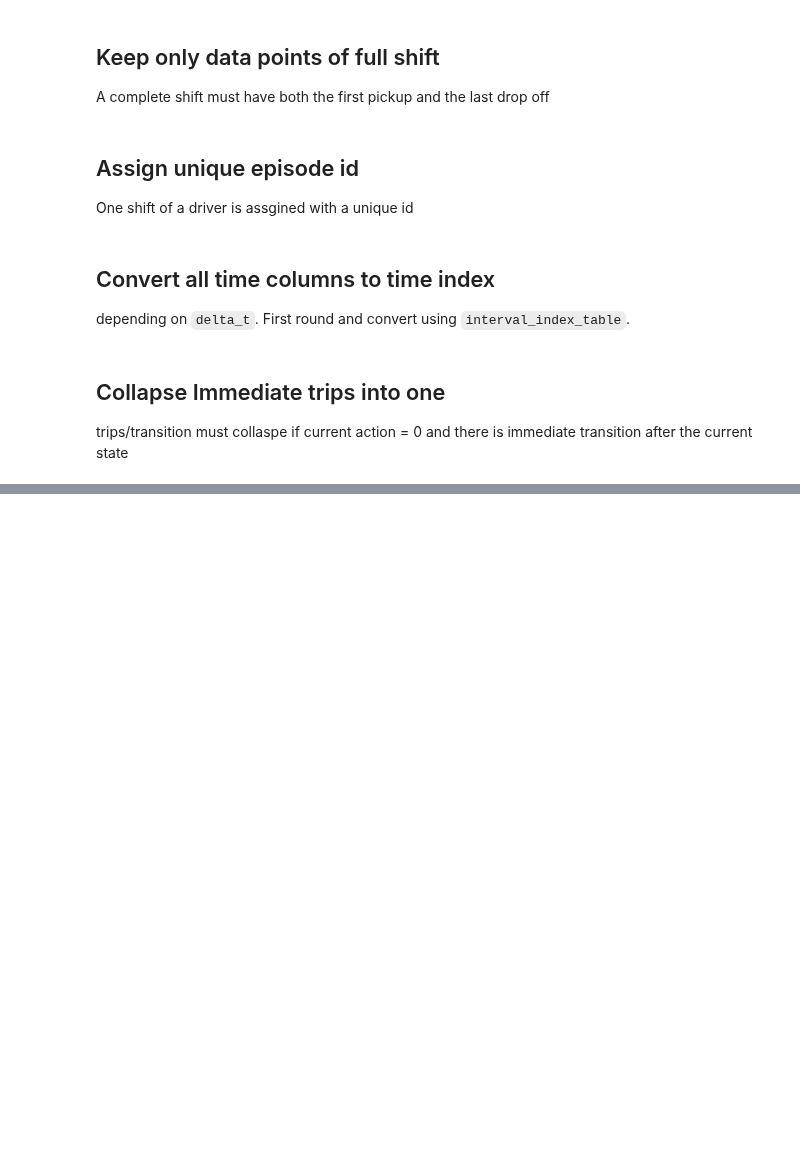
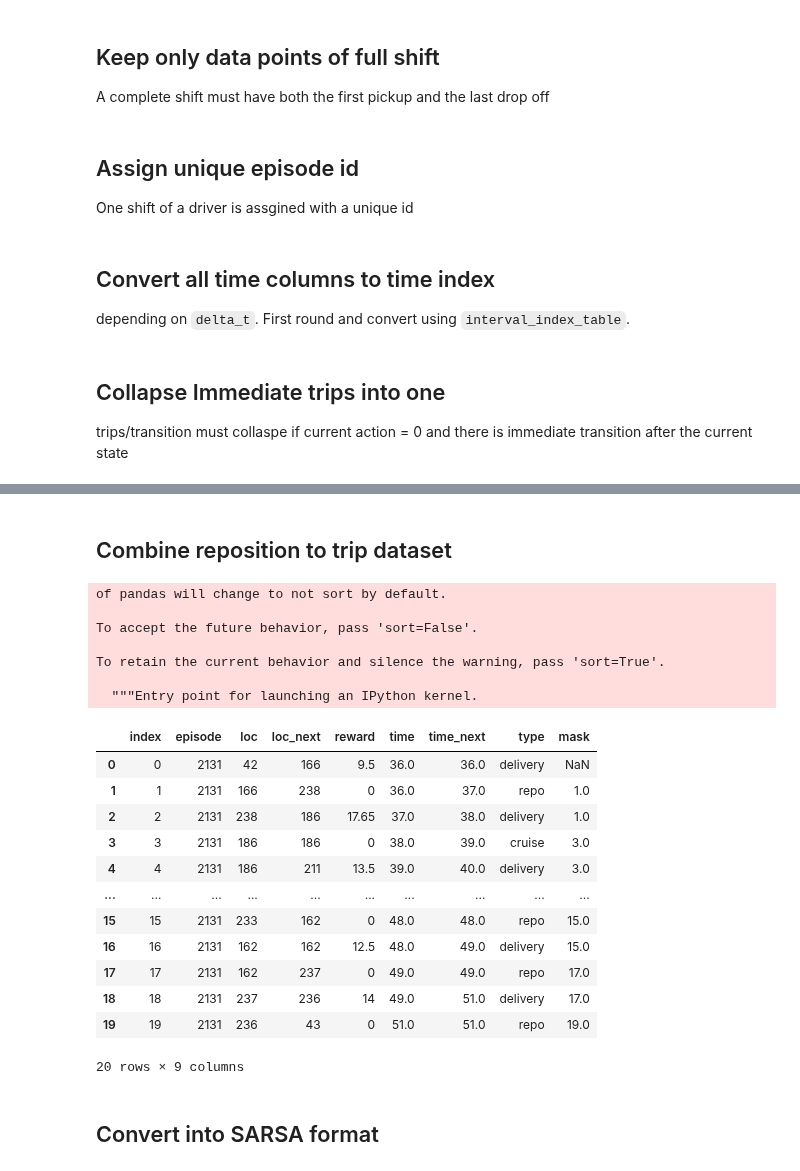
Before and after one commit to skyetim/didi-vehicle-repositioning-strategy, a Jupyter notebook: notebooks/compute_SARSA_episode.ipynb, the cells around one changed output, grey strips where cells are left out. Drawn from its saved outputs; the diff is of its cells as text; code cells hidden in the pictures; blank space fills up the shorter version.

Commit message:
debugged SARSA eps generation

```diff
--- a/notebooks/compute_SARSA_episode.ipynb
+++ b/notebooks/compute_SARSA_episode.ipynb
@@ -122,0 +158,12 @@ episode_data.shape
+# %%
+trip_df = trip_df[['episode', 'pickup_taxizone_id', 'dropoff_taxizone_id', 'pickup_datetime_index',
+                   'dropoff_datetime_index', 'total_amount', 'index']]
+trip_df = trip_df.groupby(['episode', 'index', 'pickup_taxizone_id', 'dropoff_taxizone_id',
+                           'pickup_datetime_index', 'dropoff_datetime_index'], as_index=False).agg('sum')
+trip_df.sort_values(['episode', 'index'], inplace=True)
+trip_df.rename(columns={'pickup_taxizone_id': 'loc',
+                        'pickup_datetime_index': 'time',
+                        'dropoff_taxizone_id': 'loc_next',
+                        'dropoff_datetime_index': 'time_next',
+                        'total_amount': 'reward'}, inplace=True)
+trip_df['type'] = 'delivery'
@@ -122,0 +188,12 @@ episode_data.shape
+# %%
+reposition_df = trip_df.copy()
+reposition_df['loc_next_next'] = reposition_df.groupby('episode')['loc'].shift(-1) ## will be next location
+reposition_df['time_next_next'] = reposition_df.groupby('episode')['time'].shift(-1) ## will be next time
+reposition_df.drop(columns=['loc', 'time'], inplace=True)
+reposition_df.rename(columns={'loc_next': 'loc',
+                        'time_next': 'time',
+                        'loc_next_next': 'loc_next',
+                        'time_next_next': 'time_next'}, inplace=True)
+reposition_df['reward'] = 0
+reposition_df['type'] = np.where(reposition_df['loc'] == reposition_df['loc_next'], 'cruise', 'repo')
+reposition_df.head(10)
@@ -122,0 +262,9 @@ episode_data.shape
+# %%
+## insert rows to dataframe if cruising takes more than 1 interval
+def expand_cruise(selected_df):
+    df = selected_df.copy()
+    lower_time = min(df['time'])
+    upper_time = max(df['time_next'])
+    df['time'] = range(lower_time, upper_time)
+    df['time_next'] = range(lower_time+1, upper_time+1)
+    return df
@@ -122,0 +273,3 @@ episode_data.shape
+# %%
+cruise_df_2 = cruise_df.groupby(['episode', 'index', 'loc', 'reward', 'type', 'loc_next']).apply(expand_cruise)
+reposition_df = pd.concat([reposition_df, cruise_df_2]).sort_values(['episode', 'index', 'time', 'time_next'])
@@ -122,0 +306,34 @@ episode_data.shape
+# %% [markdown]
+## Combine reposition to trip dataset
+# %%
+transition_df = pd.concat([trip_df, reposition_df]).sort_values(['episode', 'index', 'time', 'time_next']).reset_index()
+transition_df.drop(columns=['level_0', 'index'], inplace=True)
+transition_df.reset_index(inplace=True)
+## collaspe consecutive repo-delivery
+transition_df['mask'] = np.where((transition_df['type'] == 'repo') | (transition_df['type'] == 'cruise'),
+                                 transition_df['index'], np.nan)
+transition_df['mask'] = transition_df.groupby('episode')['mask'].ffill()
+transition_df.head(20)
+# %% [output]
+of pandas will change to not sort by default.
+
+To accept the future behavior, pass 'sort=False'.
+
+To retain the current behavior and silence the warning, pass 'sort=True'.
+
+  """Entry point for launching an IPython kernel.
+|  | index | episode | loc | loc_next | reward | time | time_next | type | mask |
+| 0 | 0 | 2131 | 42 | 166 | 9.5 | 36.0 | 36.0 | delivery | NaN |
+| 1 | 1 | 2131 | 166 | 238 | 0 | 36.0 | 37.0 | repo | 1.0 |
+| 2 | 2 | 2131 | 238 | 186 | 17.65 | 37.0 | 38.0 | delivery | 1.0 |
+| 3 | 3 | 2131 | 186 | 186 | 0 | 38.0 | 39.0 | cruise | 3.0 |
+| 4 | 4 | 2131 | 186 | 211 | 13.5 | 39.0 | 40.0 | delivery | 3.0 |
+| ... | ... | ... | ... | ... | ... | ... | ... | ... | ... |
+| 15 | 15 | 2131 | 233 | 162 | 0 | 48.0 | 48.0 | repo | 15.0 |
+| 16 | 16 | 2131 | 162 | 162 | 12.5 | 48.0 | 49.0 | delivery | 15.0 |
+| 17 | 17 | 2131 | 162 | 237 | 0 | 49.0 | 49.0 | repo | 17.0 |
+| 18 | 18 | 2131 | 237 | 236 | 14 | 49.0 | 51.0 | delivery | 17.0 |
+| 19 | 19 | 2131 | 236 | 43 | 0 | 51.0 | 51.0 | repo | 19.0 |
+20 rows × 9 columns
+# %% [markdown]
+## Convert into SARSA format
```
Also changed, not shown: parts of 39 cells of this notebook.
